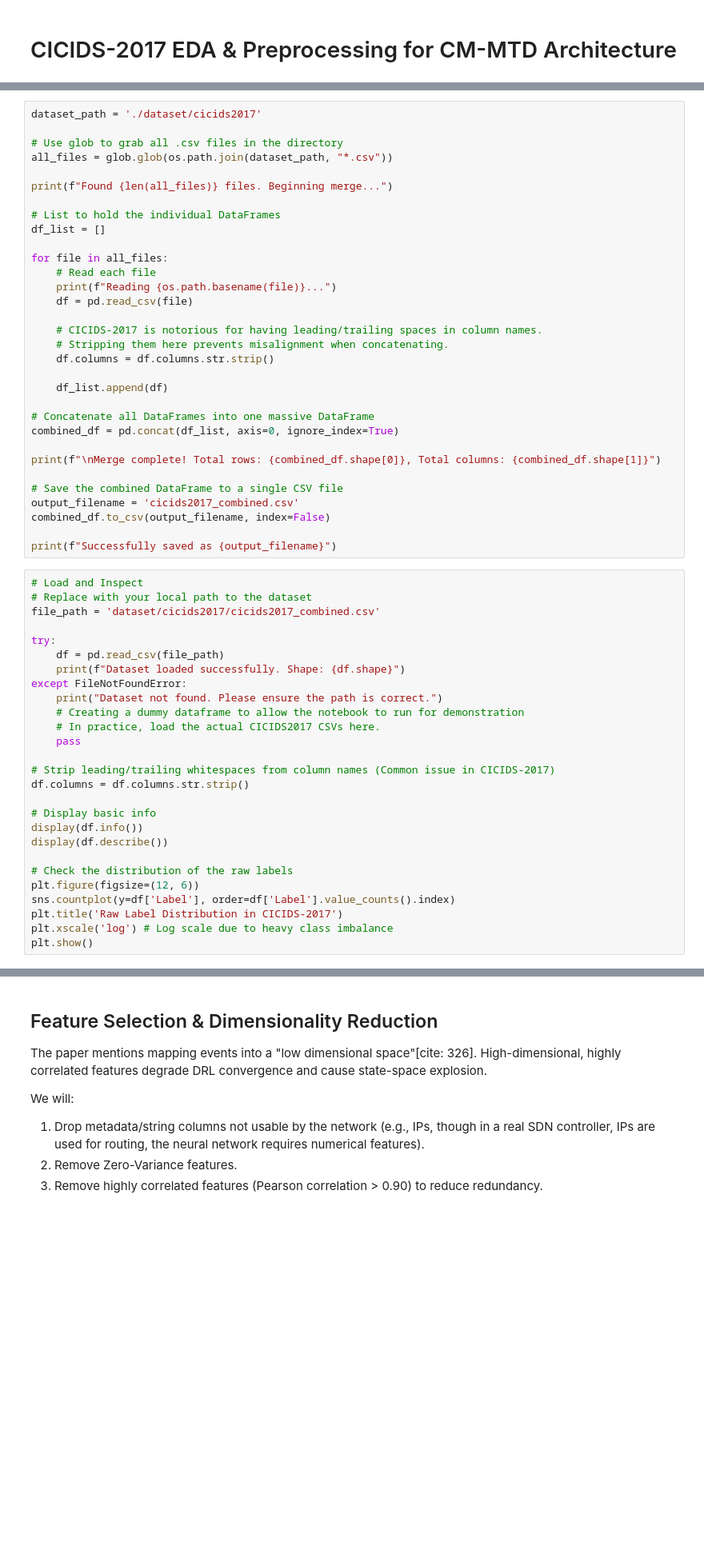
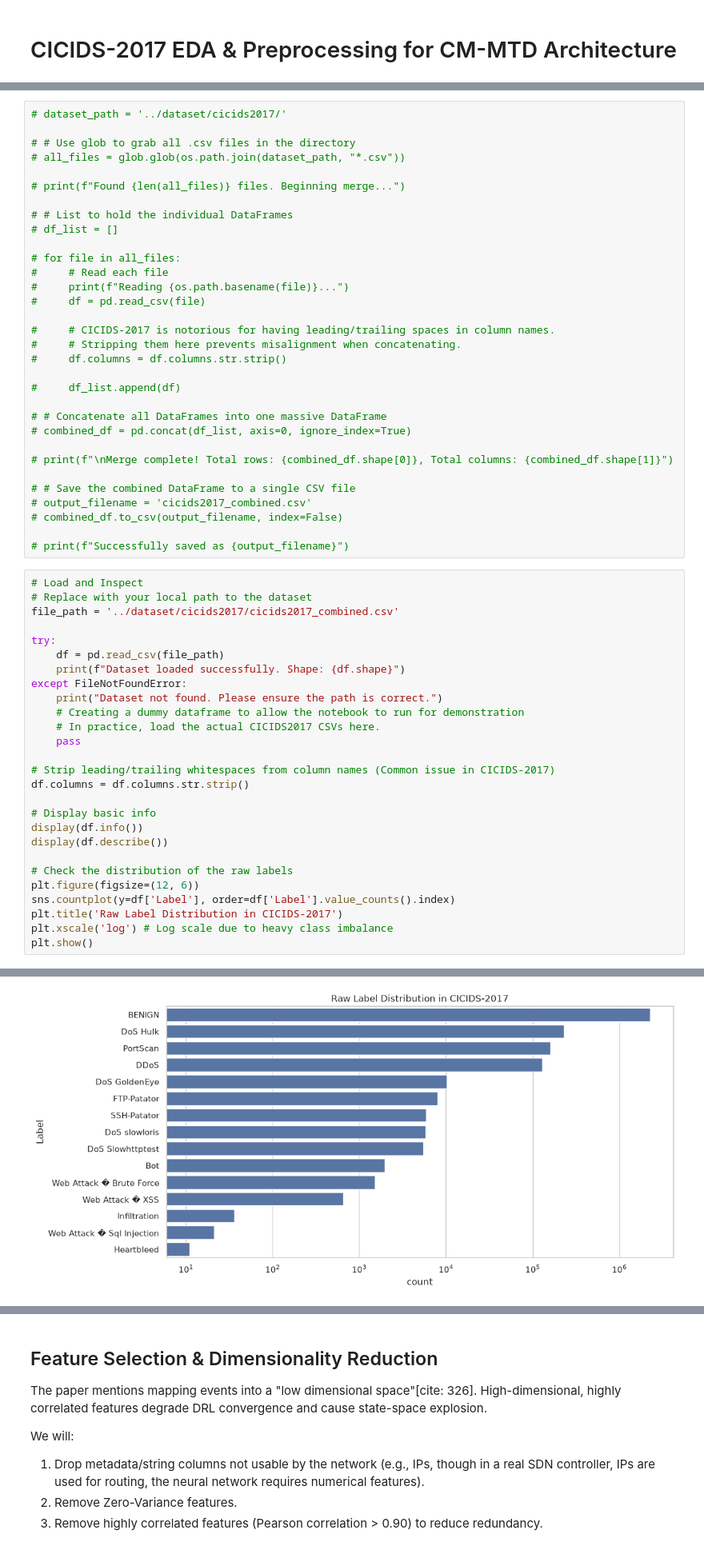
Before and after one commit to emmaraj/CM_MTD, a Jupyter notebook: notebooks/cicids2017.ipynb, the cells around one changed output, grey strips where cells are left out. Shown at 80% size. Saved outputs shown, nothing was run; the diff lists cells and outputs as text; blank space fills up the shorter version.

Commit message:
Update code and ignore large dataset files

```diff
--- a/notebooks/cicids2017.ipynb
+++ b/notebooks/cicids2017.ipynb
@@ -25,39 +23,39 @@ Error:
 # %%
-dataset_path = './dataset/cicids2017'
+# dataset_path = '../dataset/cicids2017/'
 
-# Use glob to grab all .csv files in the directory
-all_files = glob.glob(os.path.join(dataset_path, "*.csv"))
+# # Use glob to grab all .csv files in the directory
+# all_files = glob.glob(os.path.join(dataset_path, "*.csv"))
 
-print(f"Found {len(all_files)} files. Beginning merge...")
+# print(f"Found {len(all_files)} files. Beginning merge...")
 
-# List to hold the individual DataFrames
-df_list = []
+# # List to hold the individual DataFrames
+# df_list = []
 
-for file in all_files:
-    # Read each file
-    print(f"Reading {os.path.basename(file)}...")
-    df = pd.read_csv(file)
+# for file in all_files:
+#     # Read each file
+#     print(f"Reading {os.path.basename(file)}...")
+#     df = pd.read_csv(file)
 
-    # CICIDS-2017 is notorious for having leading/trailing spaces in column names.
-    # Stripping them here prevents misalignment when concatenating.
-    df.columns = df.columns.str.strip()
+#     # CICIDS-2017 is notorious for having leading/trailing spaces in column names.
+#     # Stripping them here prevents misalignment when concatenating.
+#     df.columns = df.columns.str.strip()
 
-    df_list.append(df)
+#     df_list.append(df)
 
-# Concatenate all DataFrames into one massive DataFrame
-combined_df = pd.concat(df_list, axis=0, ignore_index=True)
+# # Concatenate all DataFrames into one massive DataFrame
+# combined_df = pd.concat(df_list, axis=0, ignore_index=True)
 
-print(f"\nMerge complete! Total rows: {combined_df.shape[0]}, Total columns: {combined_df.shape[1]}")
+# print(f"\nMerge complete! Total rows: {combined_df.shape[0]}, Total columns: {combined_df.shape[1]}")
 
-# Save the combined DataFrame to a single CSV file
-output_filename = 'cicids2017_combined.csv'
-combined_df.to_csv(output_filename, index=False)
+# # Save the combined DataFrame to a single CSV file
+# output_filename = 'cicids2017_combined.csv'
+# combined_df.to_csv(output_filename, index=False)
 
-print(f"Successfully saved as {output_filename}")
+# print(f"Successfully saved as {output_filename}")
 # %%
 # Load and Inspect
 # Replace with your local path to the dataset
-file_path = 'dataset/cicids2017/cicids2017_combined.csv'
+file_path = '../dataset/cicids2017/cicids2017_combined.csv'
 
 try:
     df = pd.read_csv(file_path)
@@ -81,3 +79,4 @@ sns.countplot(y=df['Label'], order=df['Label'].value_counts().index)
 plt.title('Raw Label Distribution in CICIDS-2017')
 plt.xscale('log') # Log scale due to heavy class imbalance
 plt.show()
+# %% [output]
@@ -84,3 +110,4 @@ plt.show()
+[figure, added]
 # %%
 # Map and Filter Target Classes
 # Define mapping dictionary
```
Also changed, not shown: parts of 7 cells of this notebook, 25 other files.
